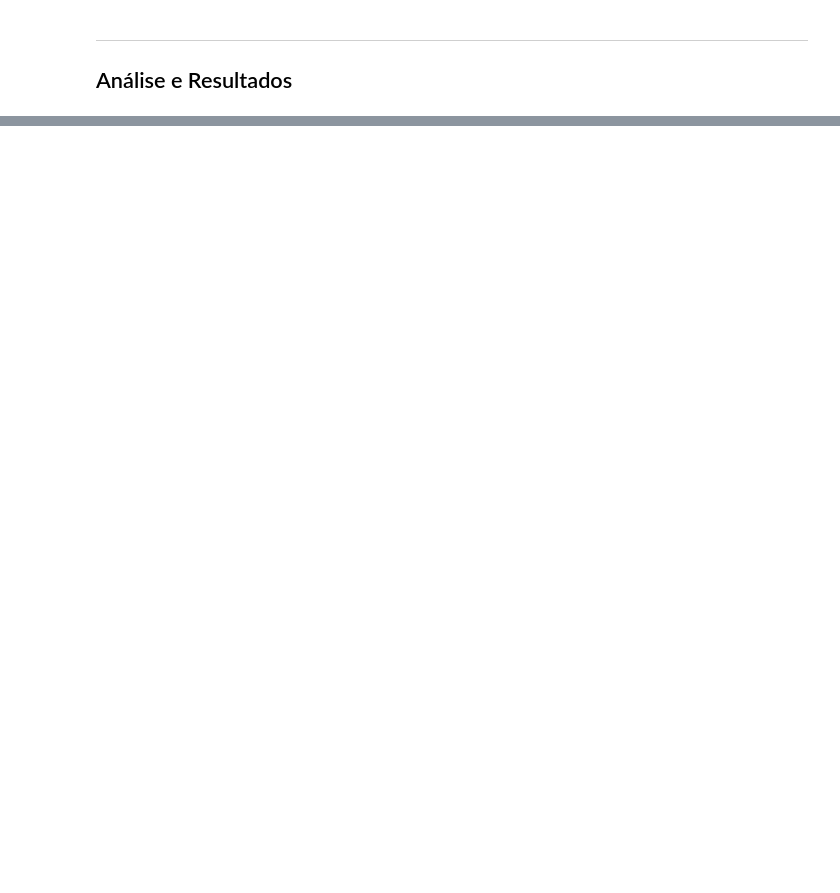
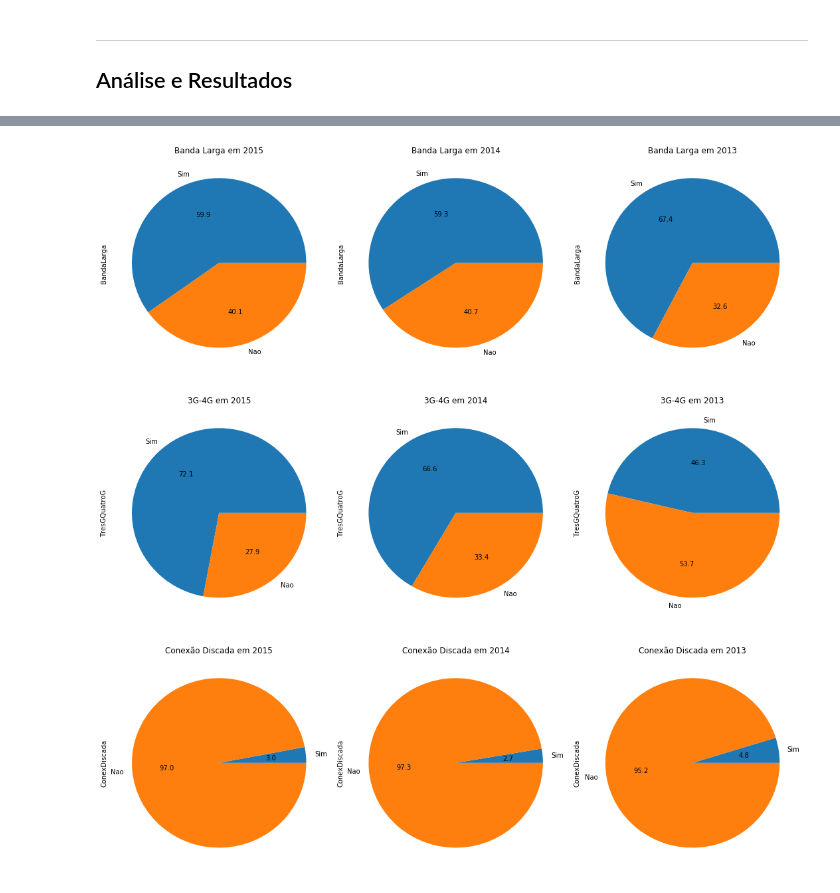
Before and after one commit to PedroG-Lopes/Cienc.Dados, a Jupyter notebook: Projeto1 - PedroLopes.ipynb, the cells around one changed output, grey strips where cells are left out. Drawn from its saved outputs; the diff is of its cells as text; code cells hidden in the pictures; blank space fills up the shorter version.

```diff
--- a/Projeto1 - PedroLopes.ipynb
+++ b/Projeto1 - PedroLopes.ipynb
@@ -241,0 +27,4 @@ dados.to_excel('Estat1DOM15.xlsx')
+# %%
+dados = pd.read_csv('DOM2015.csv',sep=',')
+nad14 = pd.read_csv('DOM2014.csv',sep=',')
+nad13 = pd.read_csv('DOM2013.csv',sep=',')
@@ -241,0 +139,54 @@ dados.to_excel('Estat1DOM15.xlsx')
+# %%
+####Gráficos
+
+##Banda Larga
+ut1 = (dados.BandaLarga.value_counts(sort=False,normalize=True)*100).round(decimals=1)
+ut2 = (nad14.BandaLarga.value_counts(sort=False, normalize=True)*100).round(decimals=1)
+ut3 = (nad13.BandaLarga.value_counts(sort=False, normalize=True)*100).round(decimals=1)
+
+fig = plt.figure(figsize=(15, 5))
+plt.subplot(131)
+plot = ut1.plot(kind='pie',title='Banda Larga em 2015',autopct='%.1f')
+plt.subplot(132)
+plot = ut2.plot(kind='pie',title='Banda Larga em 2014',autopct='%.1f')
+plt.subplot(133)
+plot = ut3.plot(kind='pie',title='Banda Larga em 2013',autopct='%.1f')
+
+plt.tight_layout()
+plt.show()
+
+##3G-4G
+ut4 = dados.TresGQuatroG.value_counts(sort=False)
+ut5 = (nad14.TresGQuatroG.value_counts(sort=False, normalize=True)*100).round(decimals=1)
+ut6 = (nad13.TresGQuatroG.value_counts(sort=False, normalize=True)*100).round(decimals=1)
+
+fig = plt.figure(figsize=(15, 5))
+plt.subplot(131)
+plot = ut4.plot(kind='pie',title='3G-4G em 2015',autopct='%.1f')
+plt.subplot(132)
+plot = ut5.plot(kind='pie',title='3G-4G em 2014',autopct='%.1f')
+plt.subplot(133)
+plot = ut6.plot(kind='pie',title='3G-4G em 2013',autopct='%.1f')
+
+plt.tight_layout()
+plt.show()
+
+##Conex Discada
+ut7 = (dados.ConexDiscada.value_counts(sort=False, normalize=True)*100).round(decimals=1)
+ut8 = (nad14.ConexDiscada.value_counts(sort=False, normalize=True)*100).round(decimals=1)
+ut9 = (nad13.ConexDiscada.value_counts(sort=False, normalize=True)*100).round(decimals=1)
+
+fig = plt.figure(figsize=(15, 5))
+plt.subplot(131)
+plot = ut7.plot(kind='pie',title='Conexão Discada em 2015',autopct='%.1f')
+plt.subplot(132)
+plot = ut8.plot(kind='pie',title='Conexão Discada em 2014',autopct='%.1f')
+plt.subplot(133)
+plot = ut9.plot(kind='pie',title='Conexão Discada em 2013',autopct='%.1f')
+
+plt.tight_layout()
+plt.show()
+# %% [output]
+[figure, added]
+[figure, added]
+[figure, added]
```
Also changed, not shown: parts of 42 cells of this notebook.
